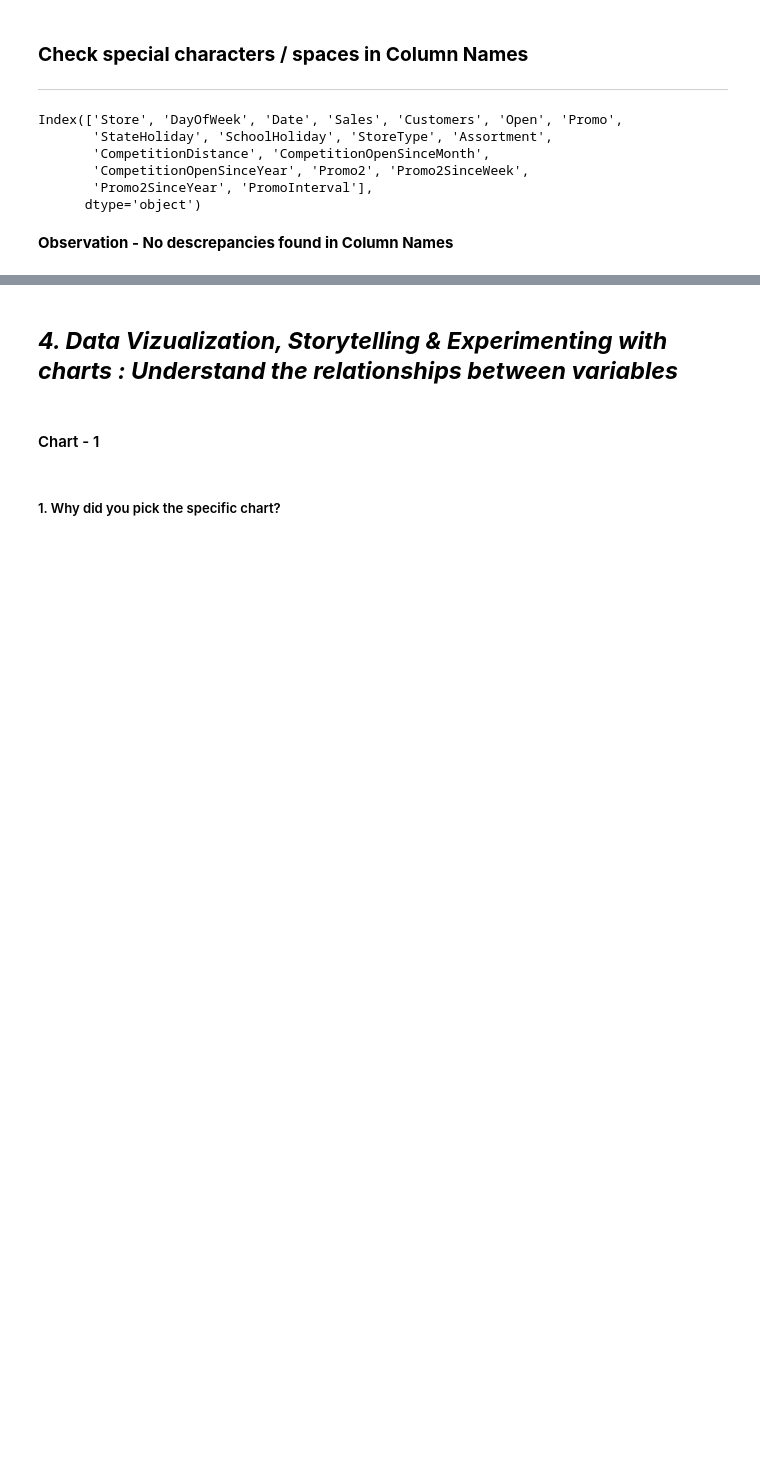
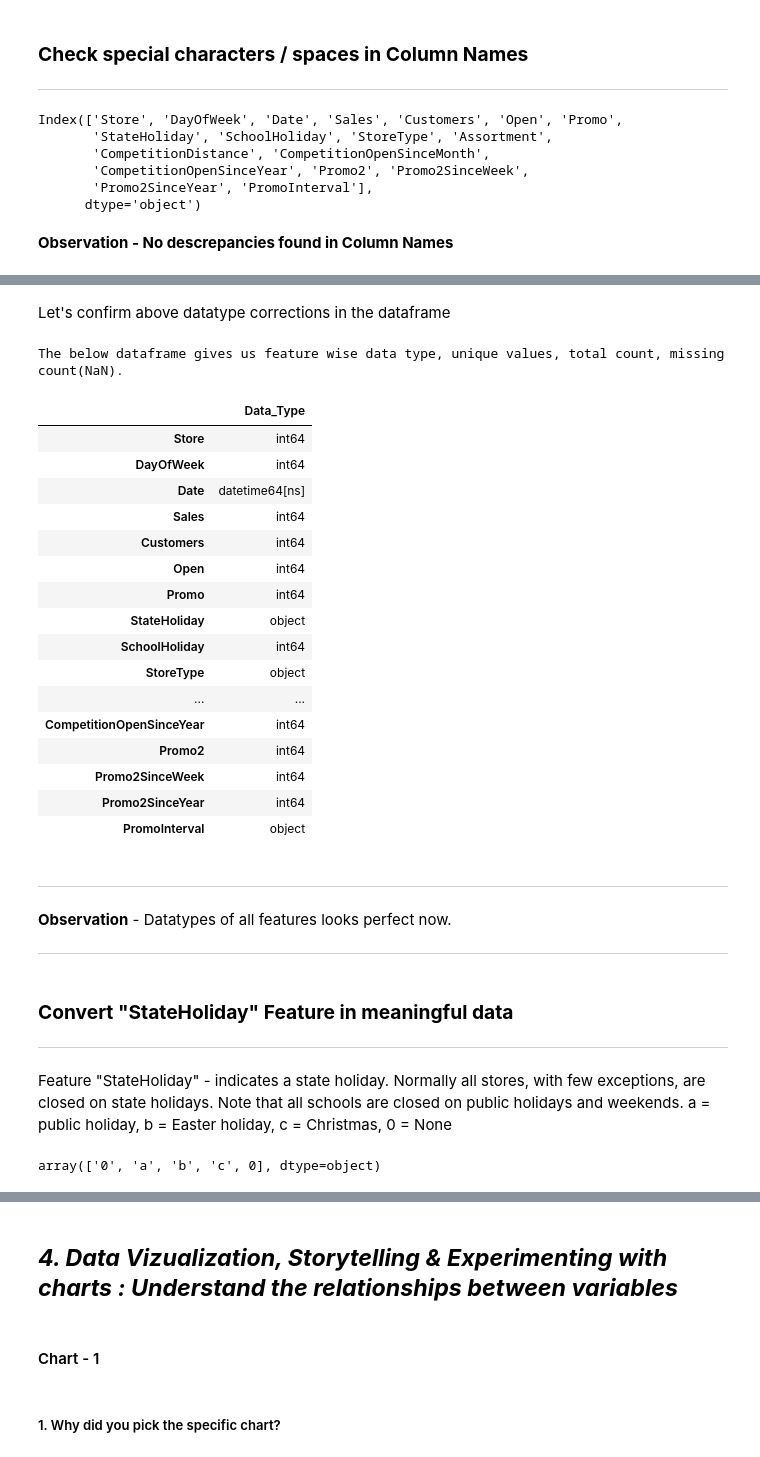
Before and after one commit to Sanddeep-K/Capstone---2_Retail_Sales_Prediction-Supervised-ML---Regression-, a Jupyter notebook: Capstone_2_Retail_Sales_Prediction.ipynb, the cells around one changed output, grey strips where cells are left out. Cells and saved outputs as stored; diff of their text form; code cells hidden in the pictures; blank space fills up the shorter version.

```diff
--- a/Capstone_2_Retail_Sales_Prediction.ipynb
+++ b/Capstone_2_Retail_Sales_Prediction.ipynb
@@ -1345,0 +1395,54 @@ Index(['Store', 'DayOfWeek', 'Date', 'Sales', 'Customers', 'Open', 'Promo',
+# %%
+df['CompetitionDistance']= df['CompetitionDistance'].astype(int)
+df['CompetitionOpenSinceMonth']= df['CompetitionOpenSinceMonth'].astype(int)
+df['CompetitionOpenSinceYear']= df['CompetitionOpenSinceYear'].astype(int)
+df['Promo2SinceWeek']= df['Promo2SinceWeek'].astype(int)
+df['Promo2SinceYear']= df['Promo2SinceYear'].astype(int)
+# %% [markdown]
+Let's confirm above datatype corrections in the dataframe
+# %%
+# Let's check : Critical Information of the dataset in summary format
+
+print(f'The below dataframe gives us feature wise data type, unique values, total count, missing count(NaN).')
+print('\n')
+def df_1():
+  temp = pd.DataFrame(index =df.columns)
+  temp['Data_Type'] = df.dtypes
+  return temp
+df_1()
+# %% [output]
+The below dataframe gives us feature wise data type, unique values, total count, missing count(NaN).
+|  | Data_Type |
+| Store | int64 |
+| DayOfWeek | int64 |
+| Date | datetime64[ns] |
+| Sales | int64 |
+| Customers | int64 |
+| Open | int64 |
+| Promo | int64 |
+| StateHoliday | object |
+| SchoolHoliday | int64 |
+| StoreType | object |
+| ... | ... |
+| CompetitionOpenSinceYear | int64 |
+| Promo2 | int64 |
+| Promo2SinceWeek | int64 |
+| Promo2SinceYear | int64 |
+| PromoInterval | object |
+# %% [markdown]
+-----
+
+**Observation** - Datatypes of all features looks perfect now.
+
+
+-----
+# %% [markdown]
+### **Convert "StateHoliday" Feature in meaningful data**
+
+-----
+# %% [markdown]
+Feature "StateHoliday" - indicates a state holiday. Normally all stores, with few exceptions, are closed on state holidays. Note that all schools are closed on public holidays and weekends. a = public holiday, b = Easter holiday, c = Christmas, 0 = None
+# %%
+df['StateHoliday'].unique()
+# %% [output]
+array(['0', 'a', 'b', 'c', 0], dtype=object)
```
Also changed, not shown: parts of 26 cells of this notebook.
